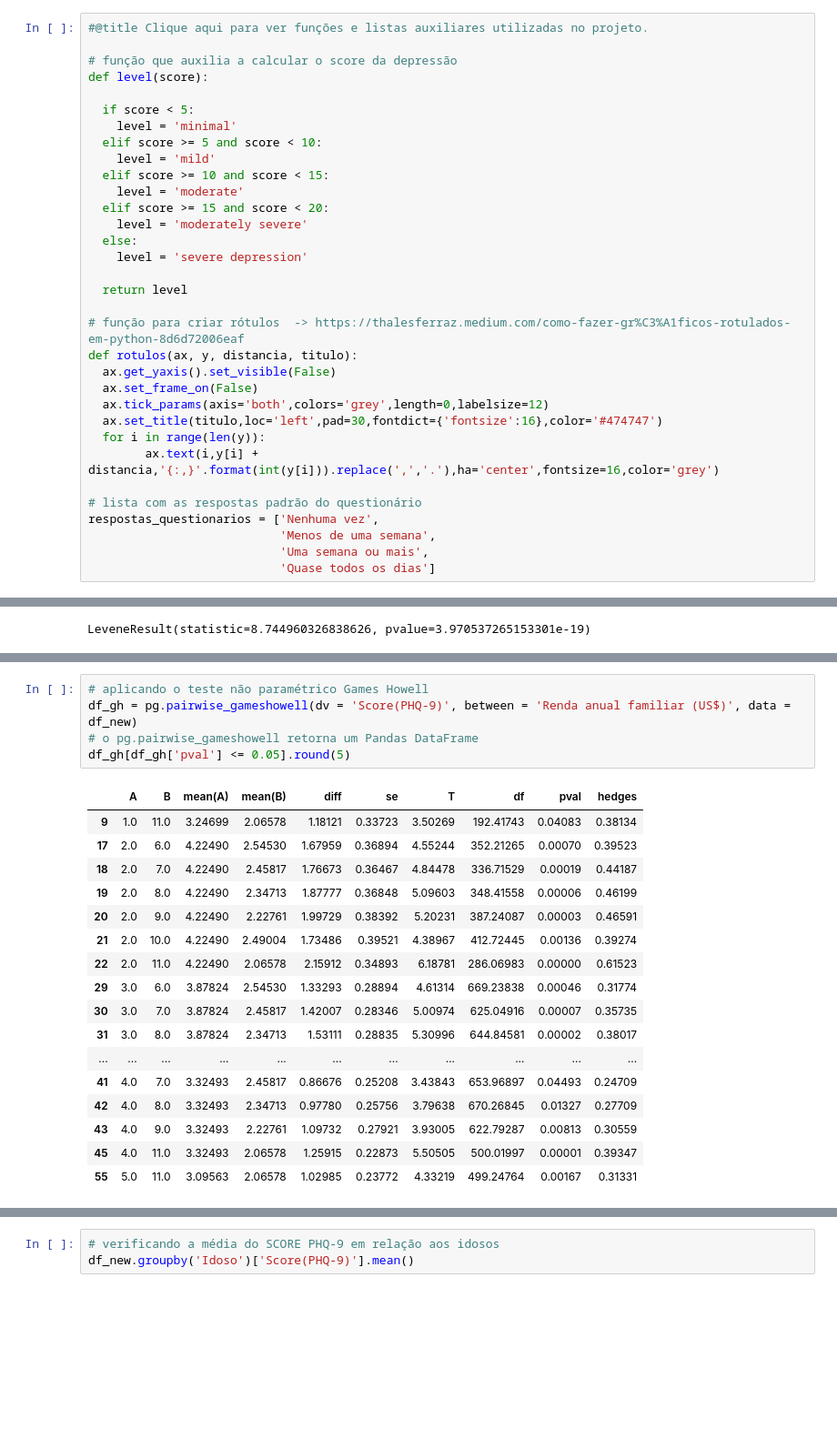
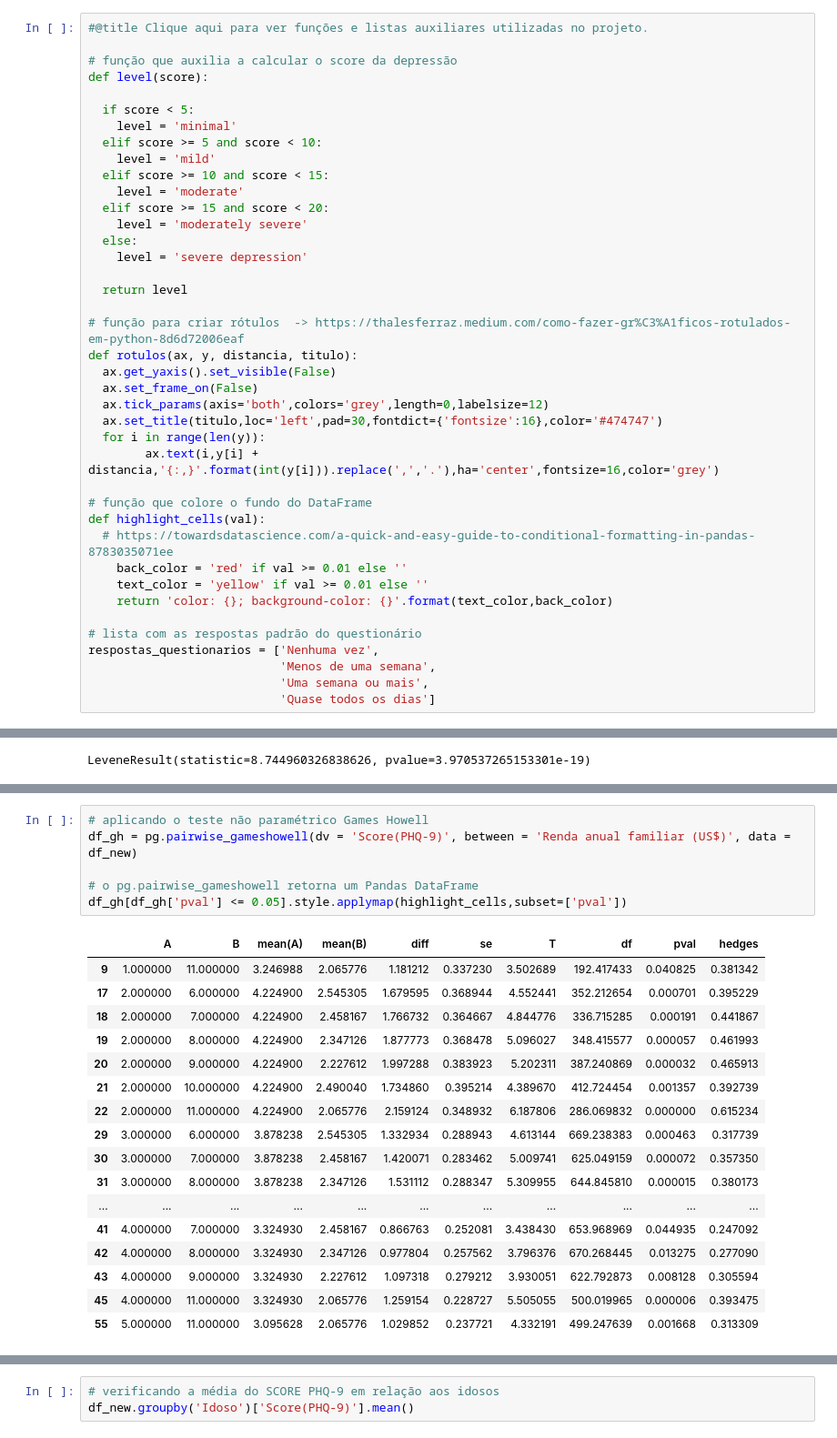
Before and after one commit to FerrazThales/DepressionSymptoms-Analysis, a Jupyter notebook: Análise_sobre_Depressão_nos_EUA.ipynb, the cells around one changed output, grey strips where cells are left out. Shown at 91% size. Drawn from its saved outputs; the diff is of its cells as text; blank space fills up the shorter version.

```diff
--- a/Análise_sobre_Depressão_nos_EUA.ipynb
+++ b/Análise_sobre_Depressão_nos_EUA.ipynb
@@ -88,6 +88,13 @@ def rotulos(ax, y, distancia, titulo):
   for i in range(len(y)):
         ax.text(i,y[i] + distancia,'{:,}'.format(int(y[i])).replace(',','.'),ha='center',fontsize=16,color='grey')
 
+# função que colore o fundo do DataFrame
+def highlight_cells(val):
+  # https://towardsdatascience.com/a-quick-and-easy-guide-to-conditional-formatting-in-pandas-8783035071ee
+    back_color = 'red' if val >= 0.01 else ''
+    text_color = 'yellow' if val >= 0.01 else ''
+    return 'color: {}; background-color: {}'.format(text_color,back_color)
+
 # lista com as respostas padrão do questionário
 respostas_questionarios = ['Nenhuma vez',
                            'Menos de uma semana',
@@ -860,23 +882,24 @@ texto
 # %%
 # aplicando o teste não paramétrico Games Howell
 df_gh = pg.pairwise_gameshowell(dv = 'Score(PHQ-9)', between = 'Renda anual familiar (US$)', data = df_new)
+
 # o pg.pairwise_gameshowell retorna um Pandas DataFrame
-df_gh[df_gh['pval'] <= 0.05].round(5)
+df_gh[df_gh['pval'] <= 0.05].style.applymap(highlight_cells,subset=['pval'])
 # %% [output]
 |  | A | B | mean(A) | mean(B) | diff | se | T | df | pval | hedges |
-| 9 | 1.0 | 11.0 | 3.24699 | 2.06578 | 1.18121 | 0.33723 | 3.50269 | 192.41743 | 0.04083 | 0.38134 |
-| 17 | 2.0 | 6.0 | 4.22490 | 2.54530 | 1.67959 | 0.36894 | 4.55244 | 352.21265 | 0.00070 | 0.39523 |
-| 18 | 2.0 | 7.0 | 4.22490 | 2.45817 | 1.76673 | 0.36467 | 4.84478 | 336.71529 | 0.00019 | 0.44187 |
-| 19 | 2.0 | 8.0 | 4.22490 | 2.34713 | 1.87777 | 0.36848 | 5.09603 | 348.41558 | 0.00006 | 0.46199 |
-| 20 | 2.0 | 9.0 | 4.22490 | 2.22761 | 1.99729 | 0.38392 | 5.20231 | 387.24087 | 0.00003 | 0.46591 |
-| 21 | 2.0 | 10.0 | 4.22490 | 2.49004 | 1.73486 | 0.39521 | 4.38967 | 412.72445 | 0.00136 | 0.39274 |
-| 22 | 2.0 | 11.0 | 4.22490 | 2.06578 | 2.15912 | 0.34893 | 6.18781 | 286.06983 | 0.00000 | 0.61523 |
-| 29 | 3.0 | 6.0 | 3.87824 | 2.54530 | 1.33293 | 0.28894 | 4.61314 | 669.23838 | 0.00046 | 0.31774 |
-| 30 | 3.0 | 7.0 | 3.87824 | 2.45817 | 1.42007 | 0.28346 | 5.00974 | 625.04916 | 0.00007 | 0.35735 |
-| 31 | 3.0 | 8.0 | 3.87824 | 2.34713 | 1.53111 | 0.28835 | 5.30996 | 644.84581 | 0.00002 | 0.38017 |
+| 9 | 1.000000 | 11.000000 | 3.246988 | 2.065776 | 1.181212 | 0.337230 | 3.502689 | 192.417433 | 0.040825 | 0.381342 |
+| 17 | 2.000000 | 6.000000 | 4.224900 | 2.545305 | 1.679595 | 0.368944 | 4.552441 | 352.212654 | 0.000701 | 0.395229 |
+| 18 | 2.000000 | 7.000000 | 4.224900 | 2.458167 | 1.766732 | 0.364667 | 4.844776 | 336.715285 | 0.000191 | 0.441867 |
+| 19 | 2.000000 | 8.000000 | 4.224900 | 2.347126 | 1.877773 | 0.368478 | 5.096027 | 348.415577 | 0.000057 | 0.461993 |
+| 20 | 2.000000 | 9.000000 | 4.224900 | 2.227612 | 1.997288 | 0.383923 | 5.202311 | 387.240869 | 0.000032 | 0.465913 |
+| 21 | 2.000000 | 10.000000 | 4.224900 | 2.490040 | 1.734860 | 0.395214 | 4.389670 | 412.724454 | 0.001357 | 0.392739 |
+| 22 | 2.000000 | 11.000000 | 4.224900 | 2.065776 | 2.159124 | 0.348932 | 6.187806 | 286.069832 | 0.000000 | 0.615234 |
+| 29 | 3.000000 | 6.000000 | 3.878238 | 2.545305 | 1.332934 | 0.288943 | 4.613144 | 669.238383 | 0.000463 | 0.317739 |
+| 30 | 3.000000 | 7.000000 | 3.878238 | 2.458167 | 1.420071 | 0.283462 | 5.009741 | 625.049159 | 0.000072 | 0.357350 |
+| 31 | 3.000000 | 8.000000 | 3.878238 | 2.347126 | 1.531112 | 0.288347 | 5.309955 | 644.845810 | 0.000015 | 0.380173 |
 | ... | ... | ... | ... | ... | ... | ... | ... | ... | ... | ... |
-| 41 | 4.0 | 7.0 | 3.32493 | 2.45817 | 0.86676 | 0.25208 | 3.43843 | 653.96897 | 0.04493 | 0.24709 |
-| 42 | 4.0 | 8.0 | 3.32493 | 2.34713 | 0.97780 | 0.25756 | 3.79638 | 670.26845 | 0.01327 | 0.27709 |
-| 43 | 4.0 | 9.0 | 3.32493 | 2.22761 | 1.09732 | 0.27921 | 3.93005 | 622.79287 | 0.00813 | 0.30559 |
-| 45 | 4.0 | 11.0 | 3.32493 | 2.06578 | 1.25915 | 0.22873 | 5.50505 | 500.01997 | 0.00001 | 0.39347 |
-| 55 | 5.0 | 11.0 | 3.09563 | 2.06578 | 1.02985 | 0.23772 | 4.33219 | 499.24764 | 0.00167 | 0.31331 |
+| 41 | 4.000000 | 7.000000 | 3.324930 | 2.458167 | 0.866763 | 0.252081 | 3.438430 | 653.968969 | 0.044935 | 0.247092 |
+| 42 | 4.000000 | 8.000000 | 3.324930 | 2.347126 | 0.977804 | 0.257562 | 3.796376 | 670.268445 | 0.013275 | 0.277090 |
+| 43 | 4.000000 | 9.000000 | 3.324930 | 2.227612 | 1.097318 | 0.279212 | 3.930051 | 622.792873 | 0.008128 | 0.305594 |
+| 45 | 4.000000 | 11.000000 | 3.324930 | 2.065776 | 1.259154 | 0.228727 | 5.505055 | 500.019965 | 0.000006 | 0.393475 |
+| 55 | 5.000000 | 11.000000 | 3.095628 | 2.065776 | 1.029852 | 0.237721 | 4.332191 | 499.247639 | 0.001668 | 0.313309 |
```
Also changed, not shown: parts of 42 cells of this notebook.
